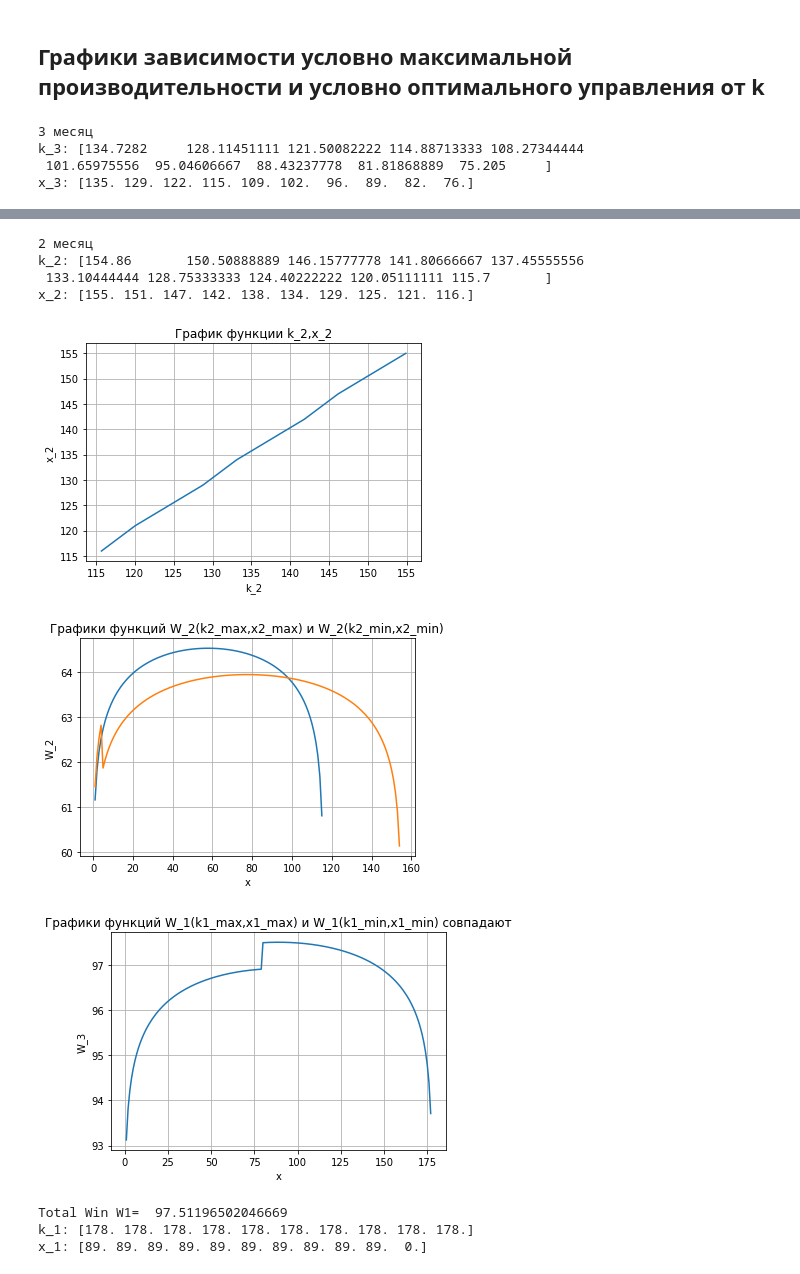
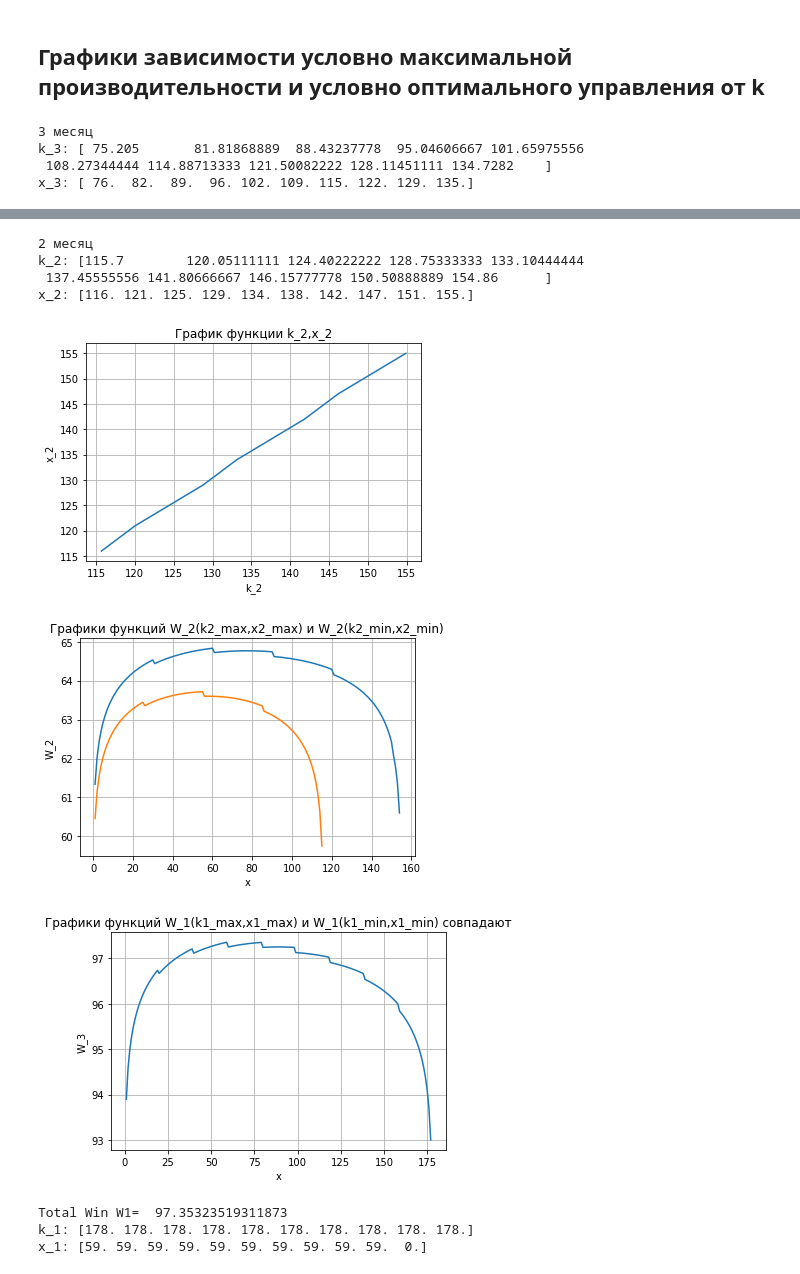
Before and after one commit to kpikhtovnikov/DecisionMakingTheory, a Jupyter notebook: 1.ipynb, the cells around one changed output, grey strips where cells are left out. Cells and saved outputs as stored; diff of their text form; code cells hidden in the pictures.

```diff
--- a/1.ipynb
+++ b/1.ipynb
@@ -15,11 +15,11 @@ iteration = 0
 start_k = 178
 # Призводительность цеха 1
 def f1(x):
-    return np.log(x)+10
+    return 6+np.log(x)+8
 
 # Призводительность цеха 2
 def f2(x):
-    return 6+np.log(x)+8
+    return np.log(x)+10
 
 # Общая производительность за месяц
 def w(k, x):
@@ -27,7 +27,7 @@ def w(k, x):
 
 # Остаток производства за месяц
 def phi(k,x):
-    return (0.87 *x + 0.65*(k-x))
+    return (0.65 *x + 0.87*(k-x))
 
 # Вычисление условного оптимального выигрыша при заданном остатке k
 def  W(k,ks,Ws):
@@ -45,10 +45,10 @@ def Wx(k, xs, ks, Ws):
 
 #Для  3-го месяца
 print("3 месяц")
-k_4 = np.linspace(0.87**3*178,0.65**3*178,10)
+k_4 = np.linspace(0.65**3*178,0.87**3*178,10)
 W_4 = np.zeros(len(k_4)+1)
-k3_min = 0.87**2*178
-k3_max = 0.65**2*178
+k3_min = 0.65**2*178
+k3_max = 0.87**2*178
 k_3 = np.linspace(k3_min,k3_max,10)
 #W_3 = np.zeros(len(k_4)+1)
 W_3 = np.zeros(len(k_4))
@@ -77,8 +77,8 @@ plt.show()
 
 #Для  2-го месяца
 print("2 месяц")
-k2_min = 0.87**1*178
-k2_max = 0.65**1*178
+k2_min = 0.65**1*178
+k2_max = 0.87**1*178
 k_2 = np.linspace(k2_min,k2_max,10)
 #W_2 = np.zeros(len(k_2)+1)
 W_2 = np.zeros(len(k_2))
@@ -110,7 +110,7 @@ plt.show()
 #Для  1-го месяца
 k1_max = 178
 x1_max = np.arange(k1_max)
-k_1 = np.linspace(0.87**0*178,0.65**0*178,10)
+k_1 = np.linspace(0.65**0*178,0.87**0*178,10)
 W_1 = np.zeros(len(k_1)+1)
 x_1 = W_1
 for i in range(len(k_1)):
@@ -130,7 +130,7 @@ print("k_1:",k_1)
 print("x_1:",x_1)
 # %% [output]
 3 месяц
-k_3: [134.7282     128.11451111 121.50082222 114.88713333 108.27344444
- 101.65975556  95.04606667  88.43237778  81.81868889  75.205     ]
-x_3: [135. 129. 122. 115. 109. 102.  96.  89.  82.  76.]
+k_3: [ 75.205       81.81868889  88.43237778  95.04606667 101.65975556
+ 108.27344444 114.88713333 121.50082222 128.11451111 134.7282    ]
+x_3: [ 76.  82.  89.  96. 102. 109. 115. 122. 129. 135.]
 [figure]
@@ -138,12 +138,12 @@ x_3: [135. 129. 122. 115. 109. 102.  96.  89.  82.  76.]
 2 месяц
-k_2: [154.86       150.50888889 146.15777778 141.80666667 137.45555556
- 133.10444444 128.75333333 124.40222222 120.05111111 115.7       ]
-x_2: [155. 151. 147. 142. 138. 134. 129. 125. 121. 116.]
+k_2: [115.7        120.05111111 124.40222222 128.75333333 133.10444444
+ 137.45555556 141.80666667 146.15777778 150.50888889 154.86      ]
+x_2: [116. 121. 125. 129. 134. 138. 142. 147. 151. 155.]
 [figure]
-[figure, old version]
+[figure, new version]
-[figure, old version]
+[figure, new version]
-Total Win W1=  97.51196502046669
+Total Win W1=  97.35323519311873
 k_1: [178. 178. 178. 178. 178. 178. 178. 178. 178. 178.]
-x_1: [89. 89. 89. 89. 89. 89. 89. 89. 89. 89.  0.]
+x_1: [59. 59. 59. 59. 59. 59. 59. 59. 59. 59.  0.]
 # %% [markdown]
 ## Прямая прогонка решения задачи
```
Also changed, not shown: parts of 2 cells of this notebook, 2 other files.
